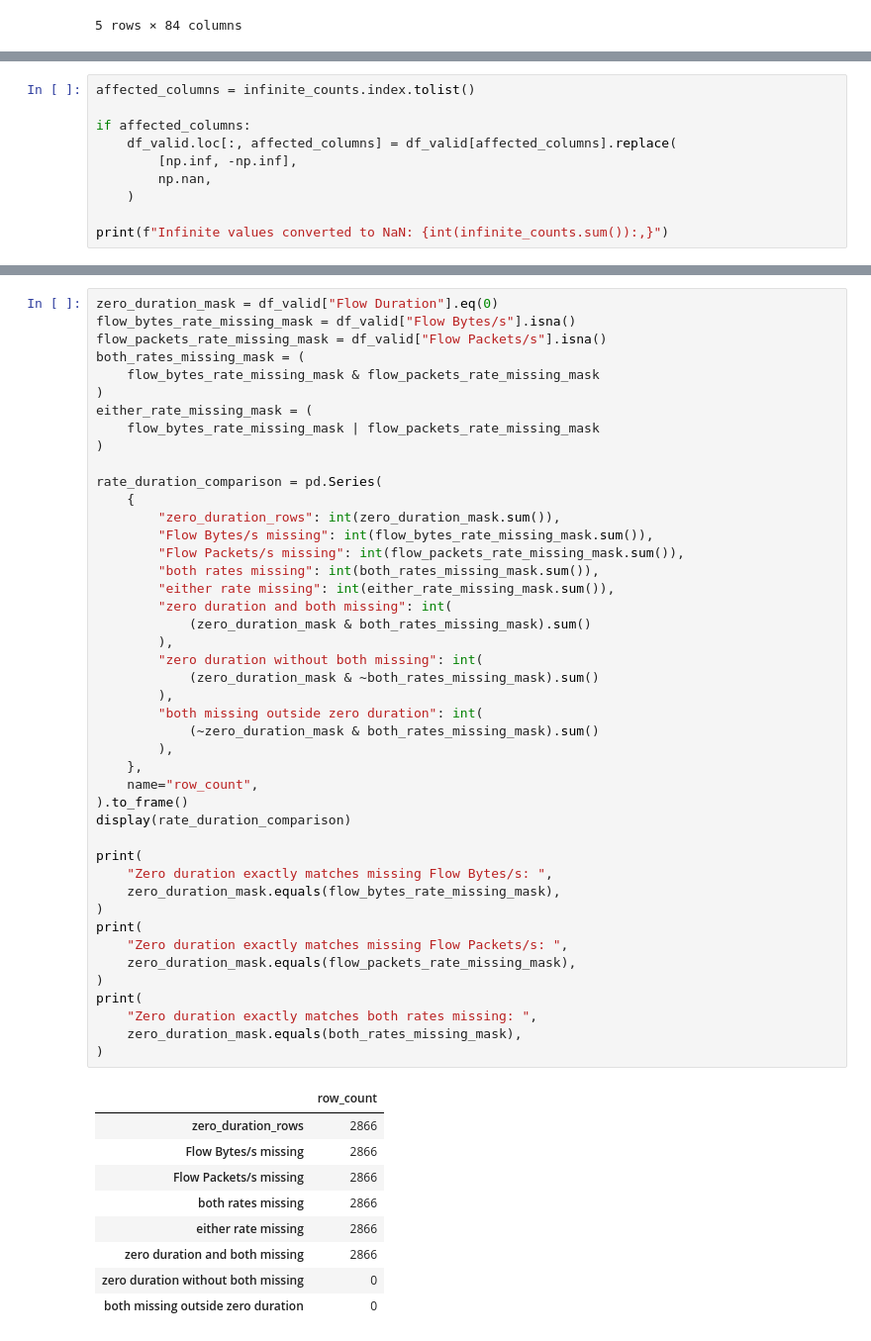
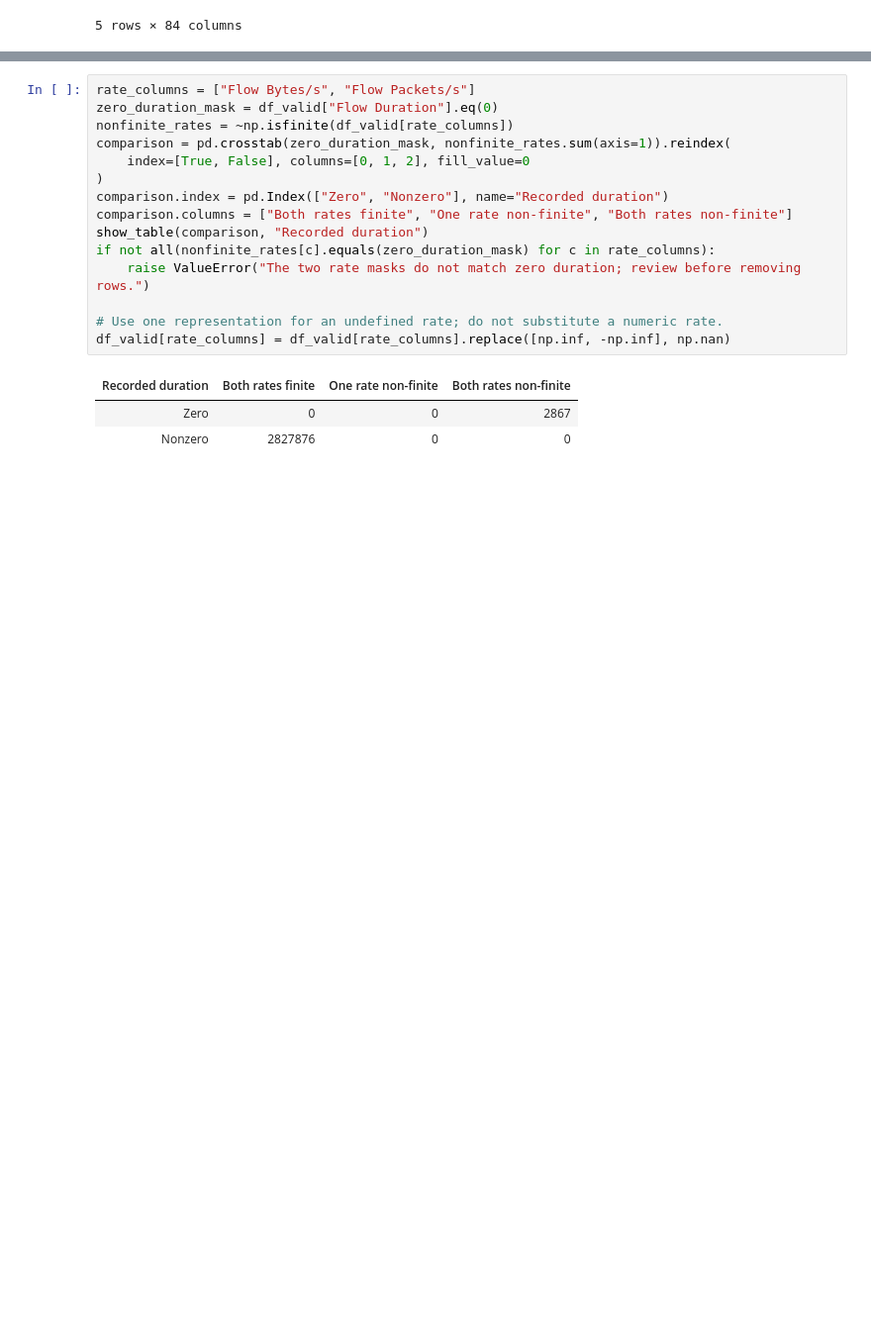
Before and after one commit to Adam-Zouari/Intrusion-Detection-System, a Jupyter notebook: ml/notebooks/01_data_exploration.ipynb, the cells around one changed output, grey strips where cells are left out. Shown at 99% size. Saved outputs shown, nothing was run; the diff lists cells and outputs as text; blank space fills up the shorter version.

```diff
--- a/ml/notebooks/01_data_exploration.ipynb
+++ b/ml/notebooks/01_data_exploration.ipynb
@@ -336,10 +256,0 @@ Positive and negative infinity are converted to `NaN`, giving every non-finite f
-# %%
-affected_columns = infinite_counts.index.tolist()
-
-if affected_columns:
-    df_valid.loc[:, affected_columns] = df_valid[affected_columns].replace(
-        [np.inf, -np.inf],
-        np.nan,
-    )
-
-print(f"Infinite values converted to NaN: {int(infinite_counts.sum()):,}")
@@ -747,54 +261,19 @@ Columns remaining: 76
 # %%
+rate_columns = ["Flow Bytes/s", "Flow Packets/s"]
 zero_duration_mask = df_valid["Flow Duration"].eq(0)
-flow_bytes_rate_missing_mask = df_valid["Flow Bytes/s"].isna()
-flow_packets_rate_missing_mask = df_valid["Flow Packets/s"].isna()
-both_rates_missing_mask = (
-    flow_bytes_rate_missing_mask & flow_packets_rate_missing_mask
+nonfinite_rates = ~np.isfinite(df_valid[rate_columns])
+comparison = pd.crosstab(zero_duration_mask, nonfinite_rates.sum(axis=1)).reindex(
+    index=[True, False], columns=[0, 1, 2], fill_value=0
 )
-either_rate_missing_mask = (
-    flow_bytes_rate_missing_mask | flow_packets_rate_missing_mask
-)
+comparison.index = pd.Index(["Zero", "Nonzero"], name="Recorded duration")
+comparison.columns = ["Both rates finite", "One rate non-finite", "Both rates non-finite"]
+show_table(comparison, "Recorded duration")
+if not all(nonfinite_rates[c].equals(zero_duration_mask) for c in rate_columns):
+    raise ValueError("The two rate masks do not match zero duration; review before removing rows.")
 
-rate_duration_comparison = pd.Series(
-    {
-        "zero_duration_rows": int(zero_duration_mask.sum()),
-        "Flow Bytes/s missing": int(flow_bytes_rate_missing_mask.sum()),
-        "Flow Packets/s missing": int(flow_packets_rate_missing_mask.sum()),
-        "both rates missing": int(both_rates_missing_mask.sum()),
-        "either rate missing": int(either_rate_missing_mask.sum()),
-        "zero duration and both missing": int(
-            (zero_duration_mask & both_rates_missing_mask).sum()
-        ),
-        "zero duration without both missing": int(
-            (zero_duration_mask & ~both_rates_missing_mask).sum()
-        ),
-        "both missing outside zero duration": int(
-            (~zero_duration_mask & both_rates_missing_mask).sum()
-        ),
-    },
-    name="row_count",
-).to_frame()
-display(rate_duration_comparison)
-
-print(
-    "Zero duration exactly matches missing Flow Bytes/s: ",
-    zero_duration_mask.equals(flow_bytes_rate_missing_mask),
-)
-print(
-    "Zero duration exactly matches missing Flow Packets/s: ",
-    zero_duration_mask.equals(flow_packets_rate_missing_mask),
-)
-print(
-    "Zero duration exactly matches both rates missing: ",
-    zero_duration_mask.equals(both_rates_missing_mask),
-)
+# Use one representation for an undefined rate; do not substitute a numeric rate.
+df_valid[rate_columns] = df_valid[rate_columns].replace([np.inf, -np.inf], np.nan)
 # %% [output]
-|  | row_count |
-| zero_duration_rows | 2866 |
-| Flow Bytes/s missing | 2866 |
-| Flow Packets/s missing | 2866 |
-| both rates missing | 2866 |
-| either rate missing | 2866 |
-| zero duration and both missing | 2866 |
-| zero duration without both missing | 0 |
-| both missing outside zero duration | 0 |
+| Recorded duration | Both rates finite | One rate non-finite | Both rates non-finite |
+| Zero | 0 | 0 | 2867 |
+| Nonzero | 2827876 | 0 | 0 |
```
Also changed, not shown: parts of 119 cells of this notebook, 2 other files.
